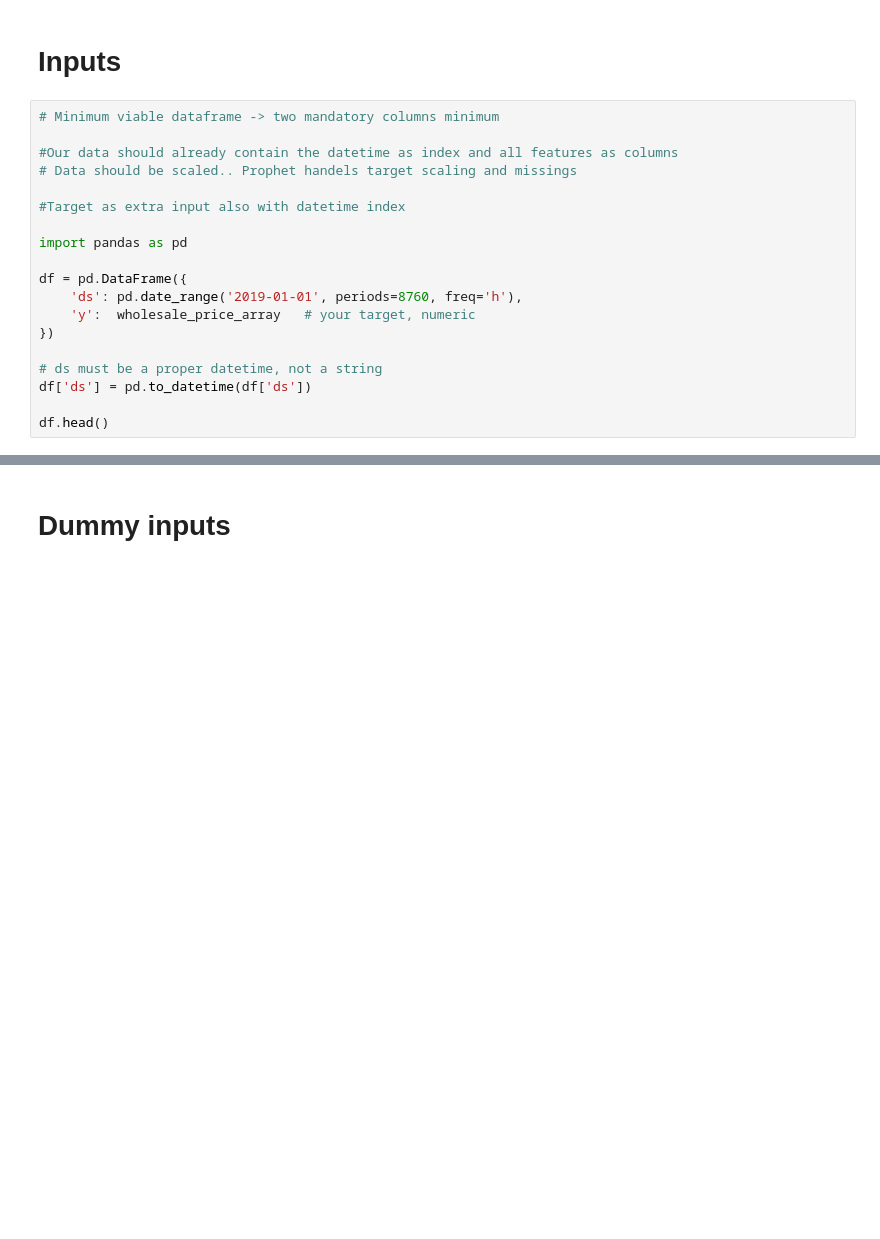
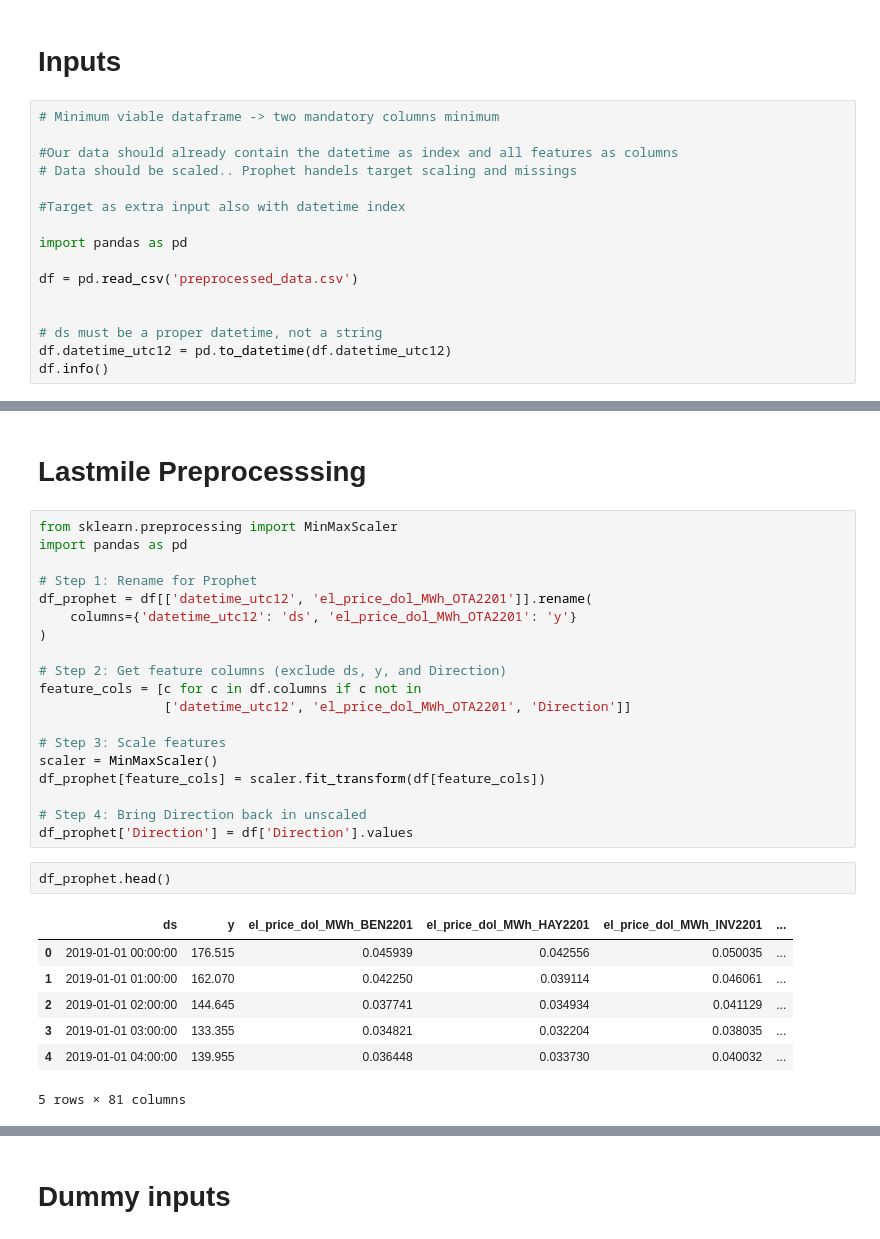
Before and after one commit to DaveGiGi/Duckstradamus, a Jupyter notebook: Model_Prophet/Prophet.ipynb, the cells around one changed output, grey strips where cells are left out. Drawn from its saved outputs; the diff is of its cells as text; blank space fills up the shorter version.

```diff
--- a/Model_Prophet/Prophet.ipynb
+++ b/Model_Prophet/Prophet.ipynb
@@ -14,13 +14,10 @@
 
 import pandas as pd
 
-df = pd.DataFrame({
-    'ds': pd.date_range('2019-01-01', periods=8760, freq='h'),
-    'y':  wholesale_price_array   # your target, numeric
-})
+df = pd.read_csv('preprocessed_data.csv')
+
 
 # ds must be a proper datetime, not a string
-df['ds'] = pd.to_datetime(df['ds'])
-
-df.head()
+df.datetime_utc12 = pd.to_datetime(df.datetime_utc12)
+df.info()
 # %% [output]
@@ -27,0 +41,31 @@ NameError: name 'wholesale_price_array' is not defined
+# %% [markdown]
+# Lastmile Preprocesssing
+# %%
+from sklearn.preprocessing import MinMaxScaler
+import pandas as pd
+
+# Step 1: Rename for Prophet
+df_prophet = df[['datetime_utc12', 'el_price_dol_MWh_OTA2201']].rename(
+    columns={'datetime_utc12': 'ds', 'el_price_dol_MWh_OTA2201': 'y'}
+)
+
+# Step 2: Get feature columns (exclude ds, y, and Direction)
+feature_cols = [c for c in df.columns if c not in
+                ['datetime_utc12', 'el_price_dol_MWh_OTA2201', 'Direction']]
+
+# Step 3: Scale features
+scaler = MinMaxScaler()
+df_prophet[feature_cols] = scaler.fit_transform(df[feature_cols])
+
+# Step 4: Bring Direction back in unscaled
+df_prophet['Direction'] = df['Direction'].values
+# %%
+df_prophet.head()
+# %% [output]
+|  | ds | y | el_price_dol_MWh_BEN2201 | el_price_dol_MWh_HAY2201 | el_price_dol_MWh_INV2201 | ... |
+| 0 | 2019-01-01 00:00:00 | 176.515 | 0.045939 | 0.042556 | 0.050035 | ... |
+| 1 | 2019-01-01 01:00:00 | 162.070 | 0.042250 | 0.039114 | 0.046061 | ... |
+| 2 | 2019-01-01 02:00:00 | 144.645 | 0.037741 | 0.034934 | 0.041129 | ... |
+| 3 | 2019-01-01 03:00:00 | 133.355 | 0.034821 | 0.032204 | 0.038035 | ... |
+| 4 | 2019-01-01 04:00:00 | 139.955 | 0.036448 | 0.033730 | 0.040032 | ... |
+5 rows × 81 columns
```
Also changed, not shown: parts of 12 cells of this notebook, 4 other files.
